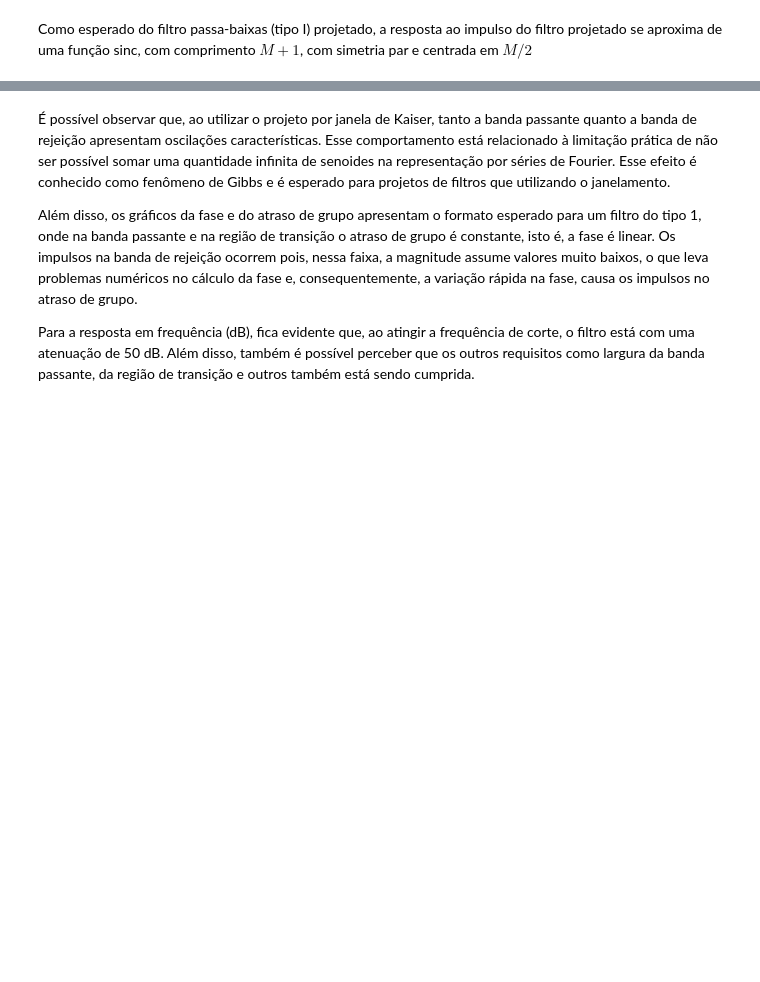
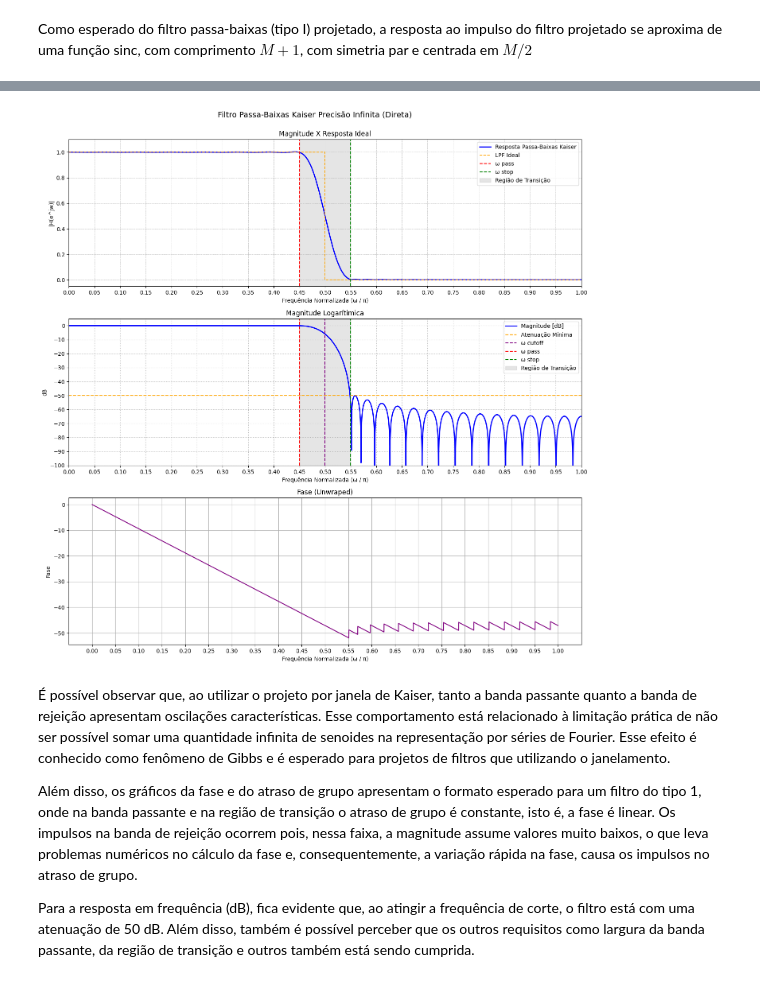
Before and after one commit to miguelmota2301/Butterworth-Bilinear-Filter, a Jupyter notebook: AVA_PDS_RodrigoFreitas_MiguelFeliciano.ipynb, the cells around one changed output, grey strips where cells are left out. Saved outputs shown, nothing was run; the diff lists cells and outputs as text; code cells hidden in the pictures; blank space fills up the shorter version.

```diff
--- a/AVA_PDS_RodrigoFreitas_MiguelFeliciano.ipynb
+++ b/AVA_PDS_RodrigoFreitas_MiguelFeliciano.ipynb
@@ -189,3 +192,7 @@ plt.show()
+# %%
+plot_response_direct(omega_direct_norm, response_direct, "Direta", False)
+# %% [output]
+[figure, added]
 # %% [markdown]
 É possível observar que, ao utilizar o projeto por janela de Kaiser, tanto a banda passante quanto a banda de rejeição apresentam oscilações características. Esse comportamento está relacionado à limitação prática de não ser possível somar uma quantidade infinita de senoides na representação por séries de Fourier. Esse efeito é conhecido como fenômeno de Gibbs e é esperado para projetos de filtros que utilizando o janelamento.
 
```
Also changed, not shown: parts of 21 cells of this notebook.
